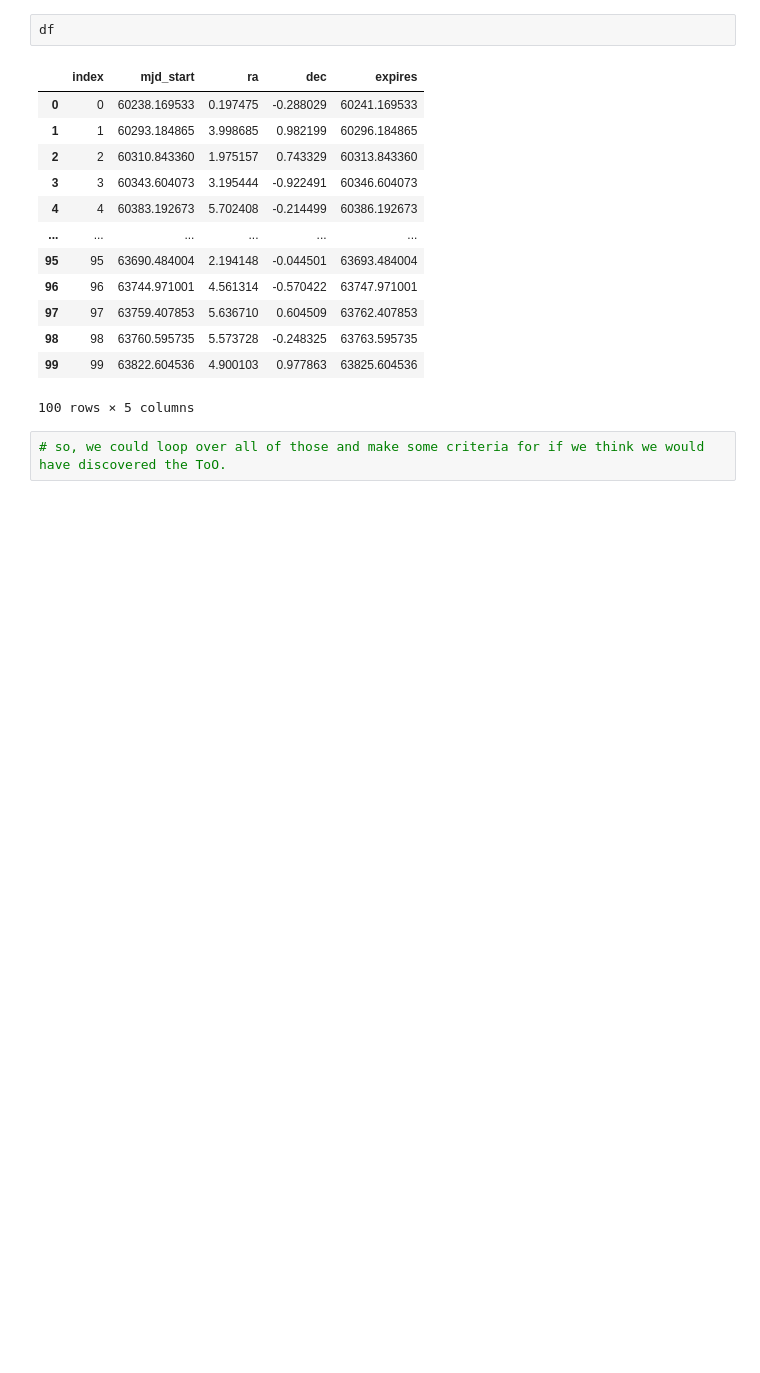
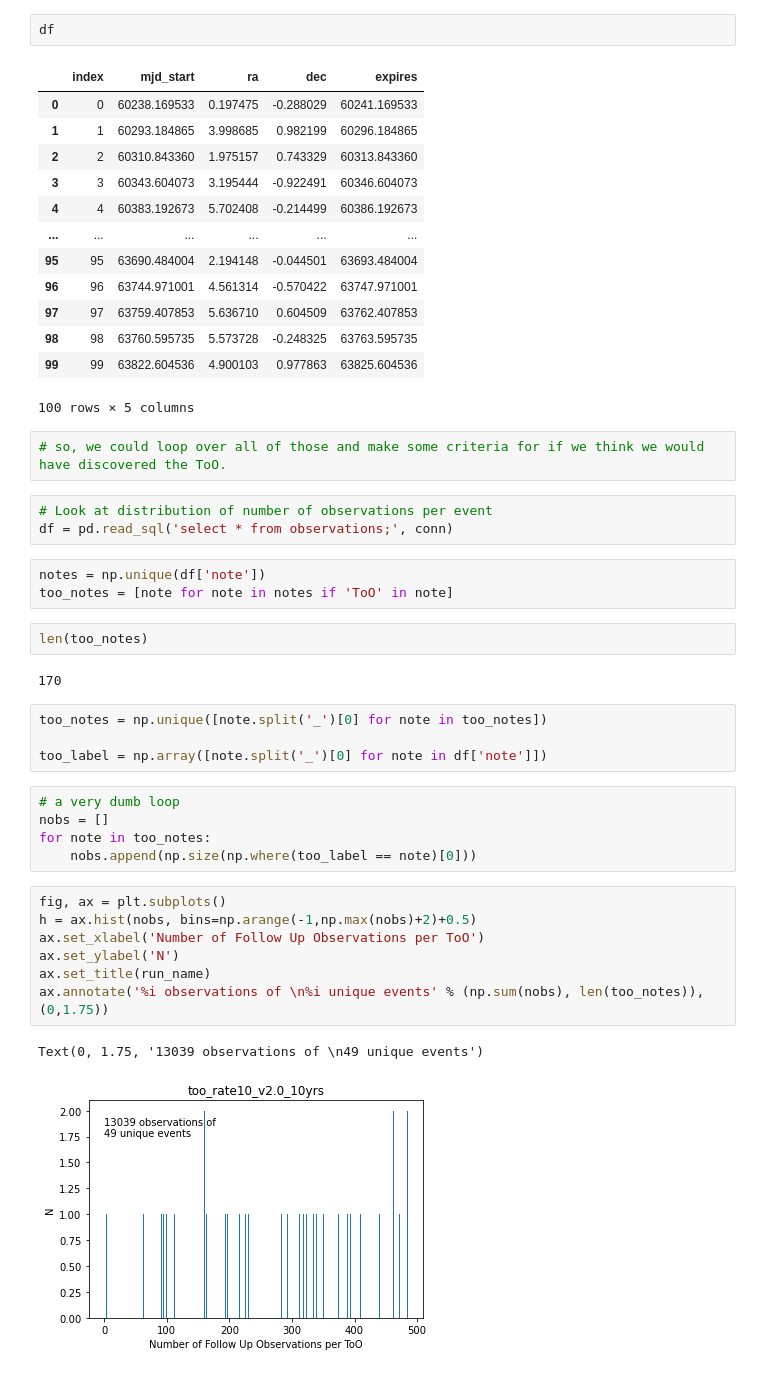
Before and after one commit to lsst-sims/sims_featureScheduler_runs2.0, a Jupyter notebook: microsurveys/ToO/ToO_illustrate.ipynb, the cells around one changed output. Drawn from its saved outputs; the diff is of its cells as text; blank space fills up the shorter version.

```diff
--- a/microsurveys/ToO/ToO_illustrate.ipynb
+++ b/microsurveys/ToO/ToO_illustrate.ipynb
@@ -93,3 +133,32 @@ df
 100 rows × 5 columns
 # %%
 # so, we could loop over all of those and make some criteria for if we think we would have discovered the ToO.
+# %%
+# Look at distribution of number of observations per event
+df = pd.read_sql('select * from observations;', conn)
+# %%
+notes = np.unique(df['note'])
+too_notes = [note for note in notes if 'ToO' in note]
+# %%
+len(too_notes)
+# %% [output]
+170
+# %%
+too_notes = np.unique([note.split('_')[0] for note in too_notes])
+
+too_label = np.array([note.split('_')[0] for note in df['note']])
+# %%
+# a very dumb loop
+nobs = []
+for note in too_notes:
+    nobs.append(np.size(np.where(too_label == note)[0]))
+# %%
+fig, ax = plt.subplots()
+h = ax.hist(nobs, bins=np.arange(-1,np.max(nobs)+2)+0.5)
+ax.set_xlabel('Number of Follow Up Observations per ToO')
+ax.set_ylabel('N')
+ax.set_title(run_name)
+ax.annotate('%i observations of \n%i unique events' % (np.sum(nobs), len(too_notes)), (0,1.75))
+# %% [output]
+Text(0, 1.75, '13039 observations of \n49 unique events')
+[figure, added]
```
Also changed, not shown: parts of 7 cells of this notebook, 2 other files.
